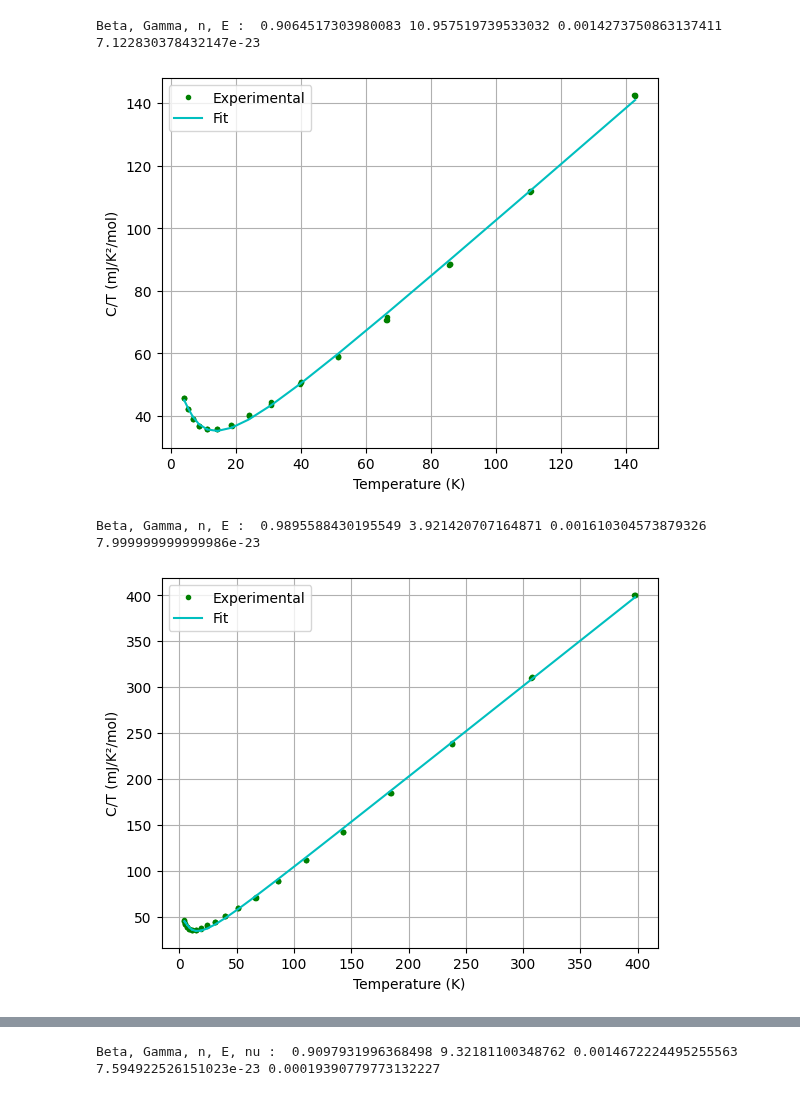
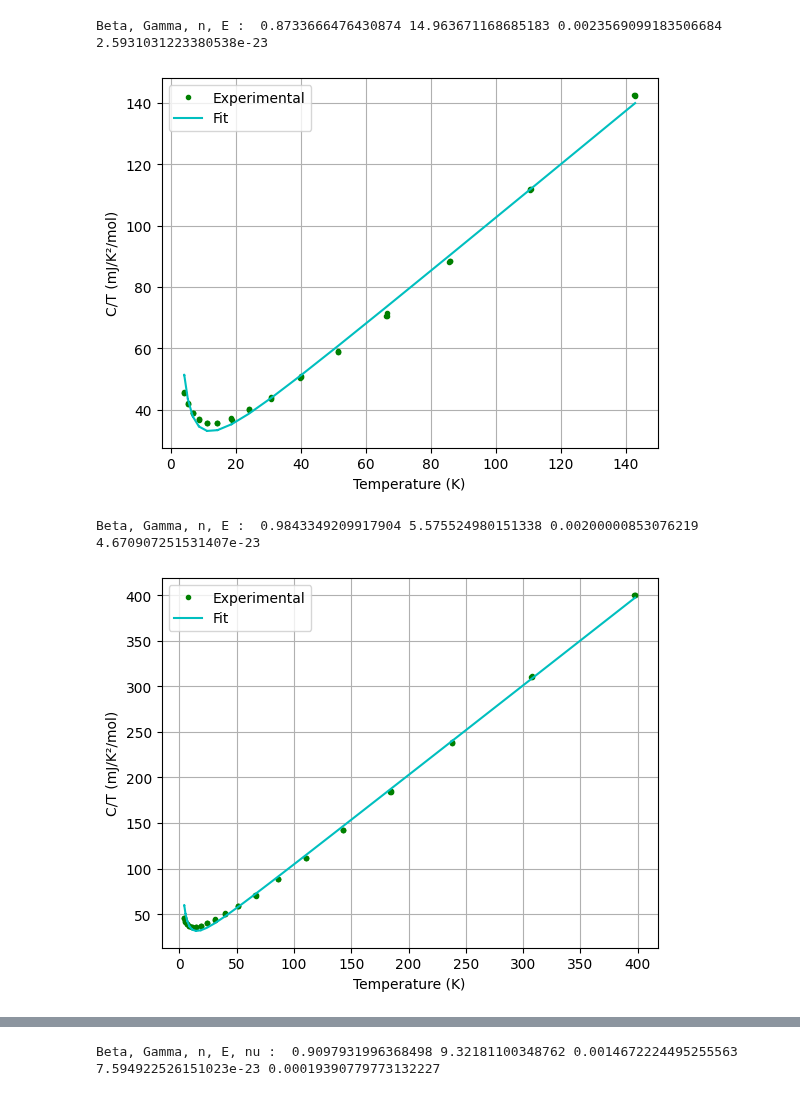
Before and after one commit to Gamal-on/YBCO, a Jupyter notebook: results_YBCO_P24.ipynb, the cells around one changed output, grey strips where cells are left out. Saved outputs shown, nothing was run; the diff lists cells and outputs as text; code cells hidden in the pictures.

```diff
--- a/results_YBCO_P24.ipynb
+++ b/results_YBCO_P24.ipynb
@@ -24,11 +28,11 @@ Between 0 and 20 K : Unlike the others samples, the fitting seems to be describi
 # %%
 nonlinear_acoustic_fit.plot_fit_acoustic(0, 144, cnt.squared_temperature_P24, cnt.hc_div_temp_P24, cnt.err_hc_div_temp_P24,
-                                         bounds=([0.3, 0, 1e-3, 2e-23],[1, 20,5e-2, 8e-23]))
+                                         bounds=([0.3, 0, 2e-3, 2e-23],[1, 20,5e-2, 8e-23]))
 
 nonlinear_acoustic_fit.plot_fit_acoustic(0, 400, cnt.squared_temperature_P24, cnt.hc_div_temp_P24, cnt.err_hc_div_temp_P24,
-                                         bounds=([0.1, 0, 1e-3, 2e-23],[1.2, 20, 1e-1, 8e-23]))
+                                         bounds=([0.1, 0, 2e-3, 2e-23],[1.2, 20, 1e-1, 8.5e-23]))
 # %% [output]
-Beta, Gamma, n, E :  0.9064517303980083 10.957519739533032 0.0014273750863137411 7.122830378432147e-23
+Beta, Gamma, n, E :  0.8733666476430874 14.963671168685183 0.0023569099183506684 2.5931031223380538e-23
-[figure, old version]
+[figure, new version]
-Beta, Gamma, n, E :  0.9895588430195549 3.921420707164871 0.001610304573879326 7.999999999999986e-23
+Beta, Gamma, n, E :  0.9843349209917904 5.575524980151338 0.00200000853076219 4.670907251531407e-23
-[figure, old version]
+[figure, new version]
```
Also changed, not shown: parts of 7 cells of this notebook, 4 other files.
